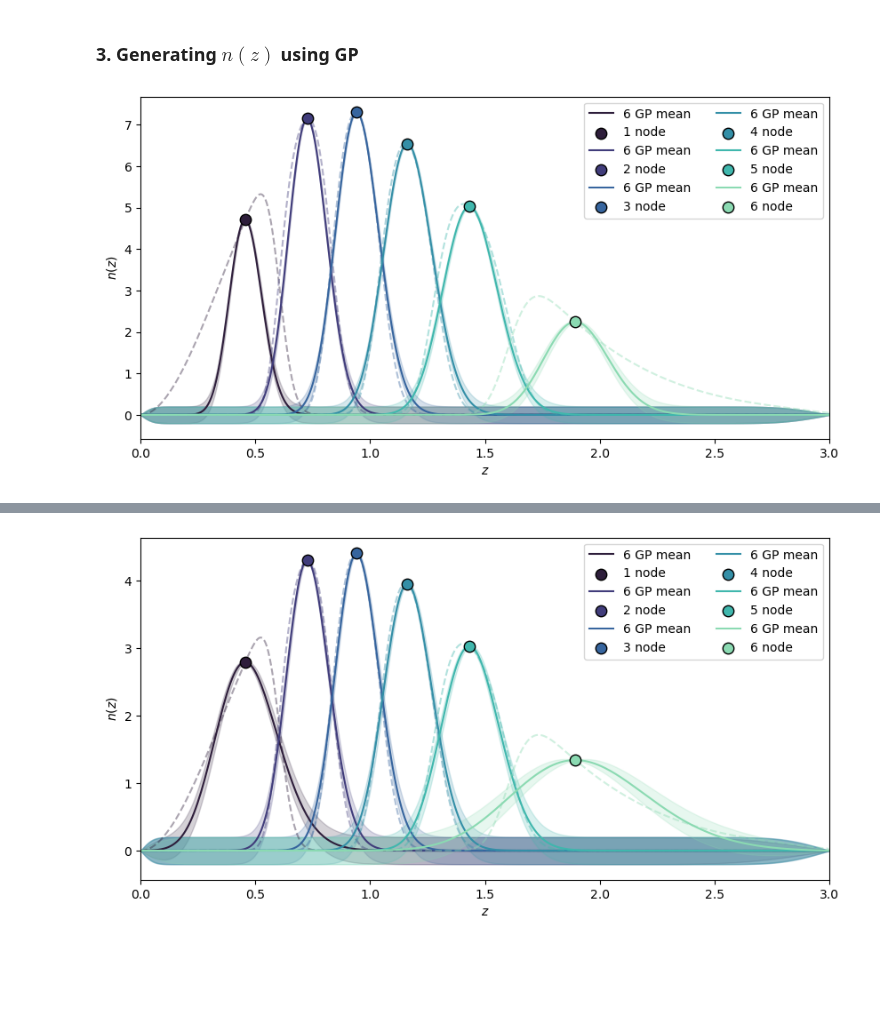
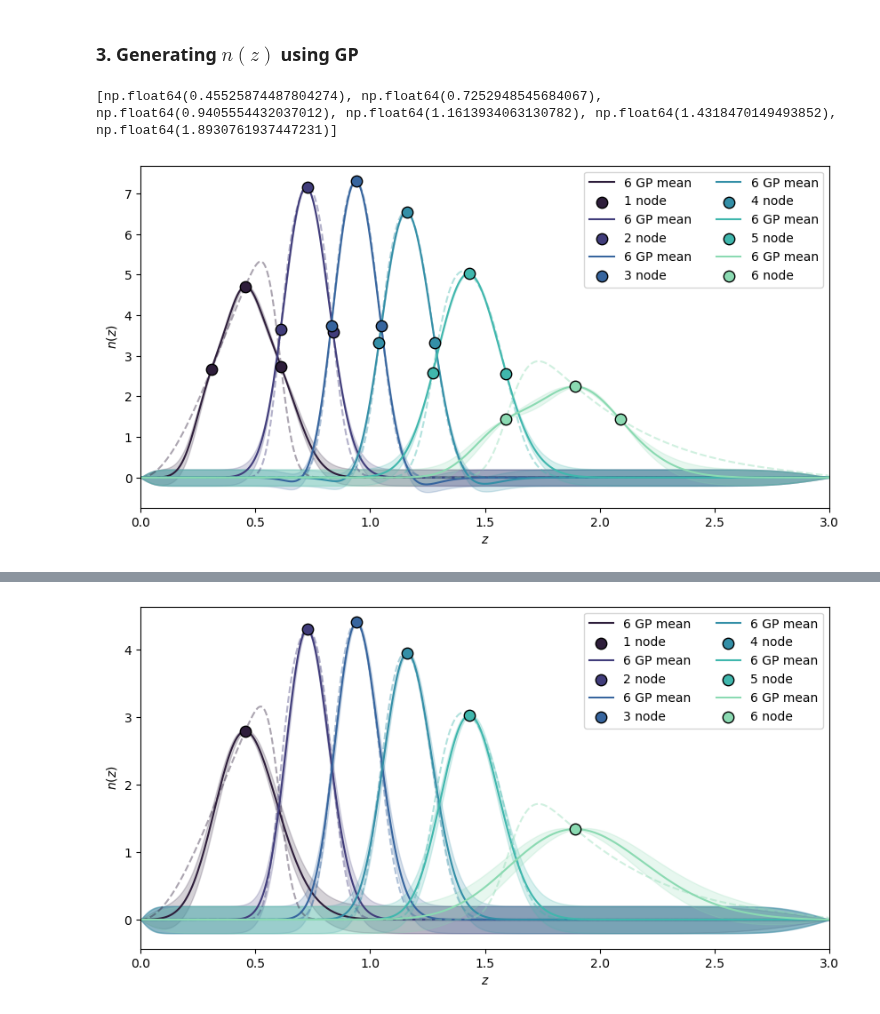
Before and after one commit to jipdebuck/binz, a Jupyter notebook: notebooks/inference.ipynb, the cells around one changed output, grey strips where cells are left out. Saved outputs shown, nothing was run; the diff lists cells and outputs as text; code cells hidden in the pictures; blank space fills up the shorter version.

```diff
--- a/notebooks/inference.ipynb
+++ b/notebooks/inference.ipynb
@@ -481,7 +506,7 @@ corner.corner(
 z_meds = []   # positions of median redshift for each bin
 n_meds = []   # height of n(z) at median redshift for each bin
 
-for key, nz in dndz_she_norm.items():
+for key, nz in nz_heracles.items():
     # --- CDF & median node ---
     cdf = integrate.cumulative_trapezoid(nz, z_nz, initial=0)
     cdf /= cdf[-1]
@@ -489,6 +514,7 @@ for key, nz in dndz_she_norm.items():
     n_med = nz[np.argmin(np.abs(z_nz - z_med))]
     z_meds.append(z_med)
     n_meds.append(n_med)
+print(z_meds)
 corr_len = 0.04                              # correlation length for the GP kernel
 z_bounds = (0,3)                              # bounds for the redshift
 z_pred = np.linspace(0, 3, 400)       # prediction points for GP
@@ -500,31 +526,54 @@ const_bounds = (1e-4, 1.0)                    # bounds for constant kernel ampli
 # We read with euclidlib v2025.2 (v2025.1 is also compatible)
 z_pred_res = z_pred.reshape(-1, 1)
 widths = np.array([z_highs[0]-z_lows[0], z_highs[1]-z_lows[1], z_highs[2]-z_lows[2], z_highs[3]-z_lows[3], z_highs[4]-z_lows[4], z_highs[5]-z_lows[5]])
+# %% [output]
+[np.float64(0.45525874487804274), np.float64(0.7252948545684067), np.float64(0.9405554432037012), np.float64(1.1613934063130782), np.float64(1.4318470149493852), np.float64(1.8930761937447231)]
+# %%
+# Trying more nodes
+
+def build_gp_nz(n_med, nz_low, nz_high, z_med, z_low, z_high, corr_len, z_bounds, z_pred, alpha, kernel_class, nu, const_value, const_bounds):
+    gp_priors = {}
+    gp_predictions = {}
+    for i, nz in enumerate(n_med):
+        if kernel_class == Matern:
+            kernel = C(const_value, const_bounds) * kernel_class(length_scale=corr_len, nu=nu, length_scale_bounds="fixed")
+        else:
+            kernel = C(const_value, const_bounds) * kernel_class(length_scale=corr_len, length_scale_bounds="fixed")
+        gp = GaussianProcessRegressor(kernel=kernel, optimizer=None, normalize_y=False, alpha=alpha)
+        X_train = np.array([np.log1p(z_bounds[0])/np.log1p(z_bounds[1]), np.log1p(z_low[i])/np.log1p(z_bounds[1]), np.log1p(z_med[i])/np.log1p(z_bounds[1]), np.log1p(z_high[i])/np.log1p(z_bounds[1]), np.log1p(z_bounds[1])/np.log1p(z_bounds[1])]).reshape(-1, 1)
+        y_train = np.array([0.0, nz_low[i], nz, nz_high[i], 0.0])
+        gp.fit(X_train, y_train)
+        x_pred = np.log1p(z_pred)/np.log1p(z_bounds[1])
+        x_pred = np.array(x_pred).reshape(-1, 1)
+        y_pred, y_std = gp.predict(x_pred, return_std=True)
+        gp_priors[i] = gp
+        gp_predictions[i] = (y_pred, y_std)
+    return gp_priors, gp_predictions
 # %%
 # GP reconstruction and plotting of results #
 
 # Perform GP reconstruction #
-priors, predictions = build_gp_nz(n_meds, z_meds, corr_len, z_bounds, z_pred, alpha, RBF, nu, const_value, const_bounds)
+priors, predictions = build_gp_nz(n_meds, nz_lows, nz_highs, z_meds, z_lows, z_highs, corr_len, z_bounds, z_pred, alpha, RBF, nu, const_value, const_bounds)
 
 # Plot GP reconstruction results #
 palette = sns.color_palette("mako", 6)
 fig, ax = plt.subplots(figsize=(10, 5))
 
 for j, nz in enumerate(n_meds):
     y_pred, y_std = predictions[j]
-    X_train, y_train = z_meds[j], n_meds[j]
+    X_train, y_train = [z_lows[j], z_meds[j], z_highs[j]], [nz_lows[j], n_meds[j], nz_highs[j]]
 
     ax.plot(z_pred, y_pred, color=palette[j], label=f"{key} GP mean")
     ax.fill_between(z_pred.ravel(), (y_pred - y_std).ravel(), (y_pred + y_std).ravel(),
                     color=palette[j], alpha=0.2)
 
     ax.plot(z_nz, nz_heracles[j+1], '--', color=palette[j], alpha=0.4)
     ax.scatter(X_train, y_train, color=palette[j], edgecolor='black', s=80, zorder=3, label=f"{j+1} node")
 
 ax.set_xlabel(r"$z$")
 ax.set_ylabel(r"$n(z)$")
 ax.set_xlim(0, 3)
 ax.legend(loc="upper right", ncol=2)
 plt.show()
 # %% [output]
-[figure, old version]
+[figure, new version]
```
Also changed, not shown: parts of 14 cells of this notebook, 3 other files.
